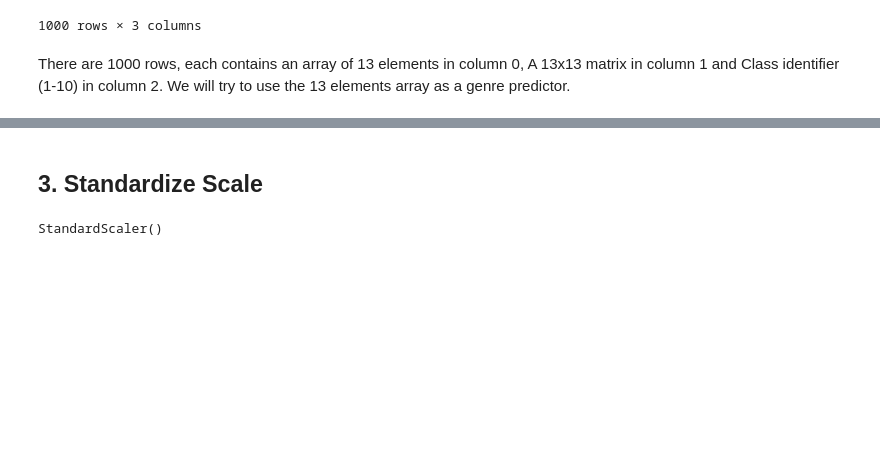
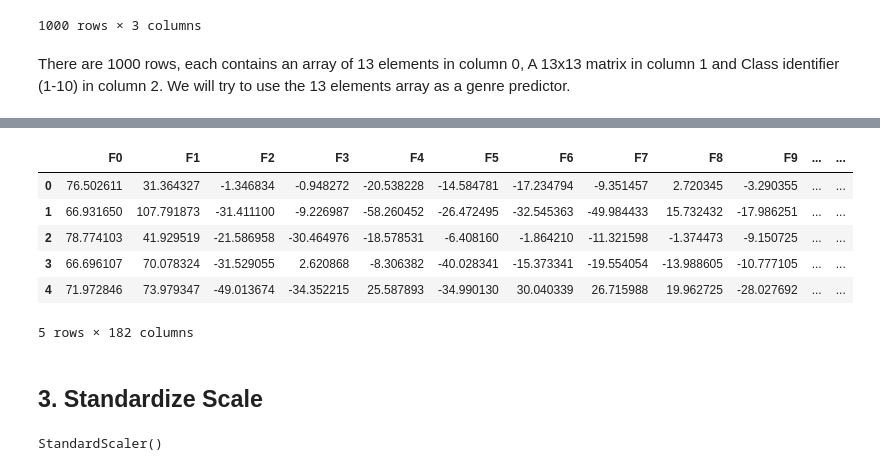
Before and after one commit to mdtc/MusicGenreClassifier, a Jupyter notebook: MLMusicGenre.ipynb, the cells around one changed output, grey strips where cells are left out. Saved outputs shown, nothing was run; the diff lists cells and outputs as text; code cells hidden in the pictures; blank space fills up the shorter version.

```diff
--- a/MLMusicGenre.ipynb
+++ b/MLMusicGenre.ipynb
@@ -133,3 +141,13 @@ df
+# %%
+df.head()
+# %% [output]
+|  | F0 | F1 | F2 | F3 | F4 | F5 | F6 | F7 | F8 | F9 | ... | ... |
+| 0 | 76.502611 | 31.364327 | -1.346834 | -0.948272 | -20.538228 | -14.584781 | -17.234794 | -9.351457 | 2.720345 | -3.290355 | ... | ... |
+| 1 | 66.931650 | 107.791873 | -31.411100 | -9.226987 | -58.260452 | -26.472495 | -32.545363 | -49.984433 | 15.732432 | -17.986251 | ... | ... |
+| 2 | 78.774103 | 41.929519 | -21.586958 | -30.464976 | -18.578531 | -6.408160 | -1.864210 | -11.321598 | -1.374473 | -9.150725 | ... | ... |
+| 3 | 66.696107 | 70.078324 | -31.529055 | 2.620868 | -8.306382 | -40.028341 | -15.373341 | -19.554054 | -13.988605 | -10.777105 | ... | ... |
+| 4 | 71.972846 | 73.979347 | -49.013674 | -34.352215 | 25.587893 | -34.990130 | 30.040339 | 26.715988 | 19.962725 | -28.027692 | ... | ... |
+5 rows × 182 columns
 # %% [markdown]
 ## 3. Standardize Scale
 # %%
```
Also changed, not shown: parts of 11 cells of this notebook.
